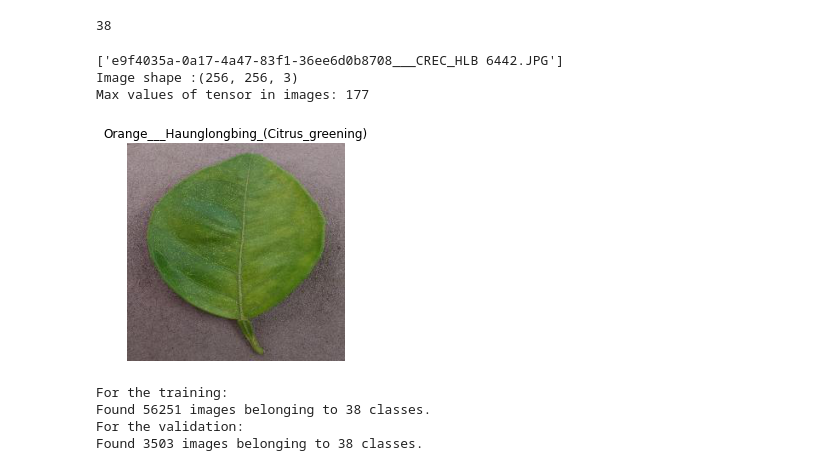
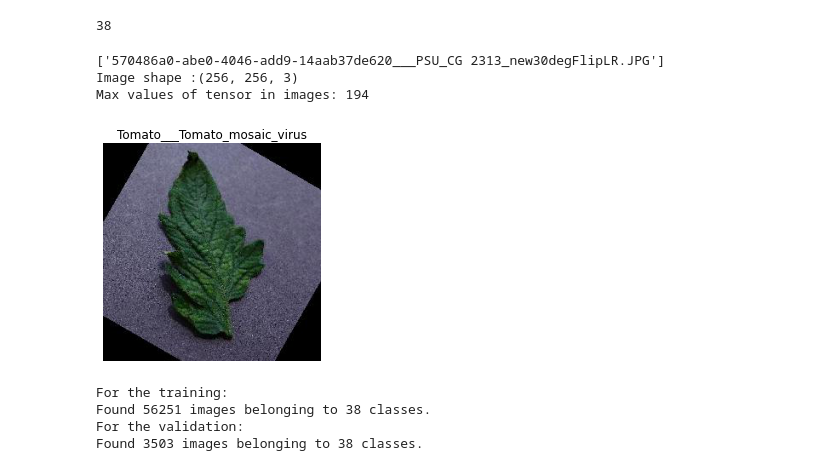
Before and after one commit to AdilGeelani/Plant-Disease-Detection, a Jupyter notebook: Plant_disease_detectionipynb.ipynb, the cells around one changed output. Saved outputs shown, nothing was run; the diff lists cells and outputs as text; code cells hidden in the pictures.

```diff
--- a/Plant_disease_detectionipynb.ipynb
+++ b/Plant_disease_detectionipynb.ipynb
@@ -97,12 +97,12 @@ def view_random_images(target_dir, target_class):
   return img
 # %%
 # view a random image from a folder in the data set
-img = view_random_images(target_dir="/content/new plant diseases dataset(augmented)/data/train", target_class= "Orange___Haunglongbing_(Citrus_greening)")
+img = view_random_images(target_dir="/content/new plant diseases dataset(augmented)/data/train", target_class= "Tomato___Tomato_mosaic_virus")
 # %% [output]
-['e9f4035a-0a17-4a47-83f1-36ee6d0b8708___CREC_HLB 6442.JPG']
+['570486a0-abe0-4046-add9-14aab37de620___PSU_CG 2313_new30degFlipLR.JPG']
 Image shape :(256, 256, 3)
-Max values of tensor in images: 177
+Max values of tensor in images: 194
-[figure, old version]
+[figure, new version]
 # %%
 # as we can see the images have max tensor value 255 so we need to scale the images for better results
 
```
Also changed, not shown: parts of 13 cells of this notebook.
